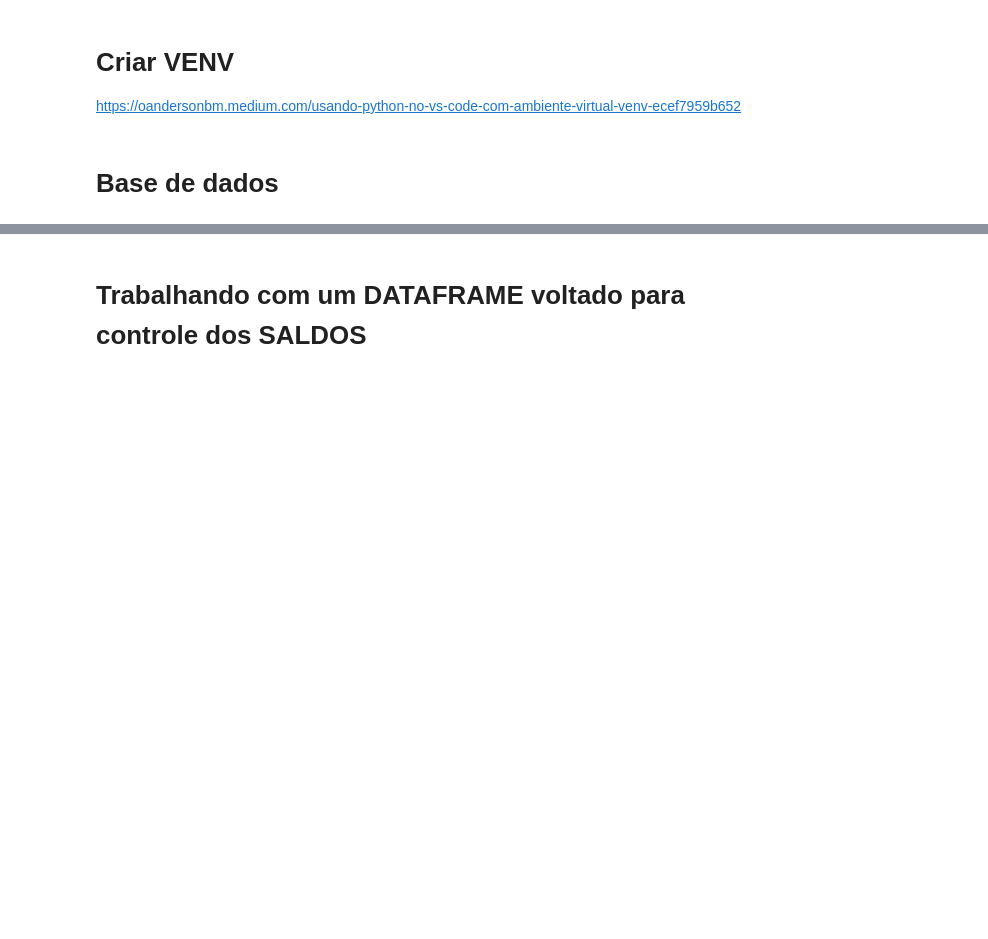
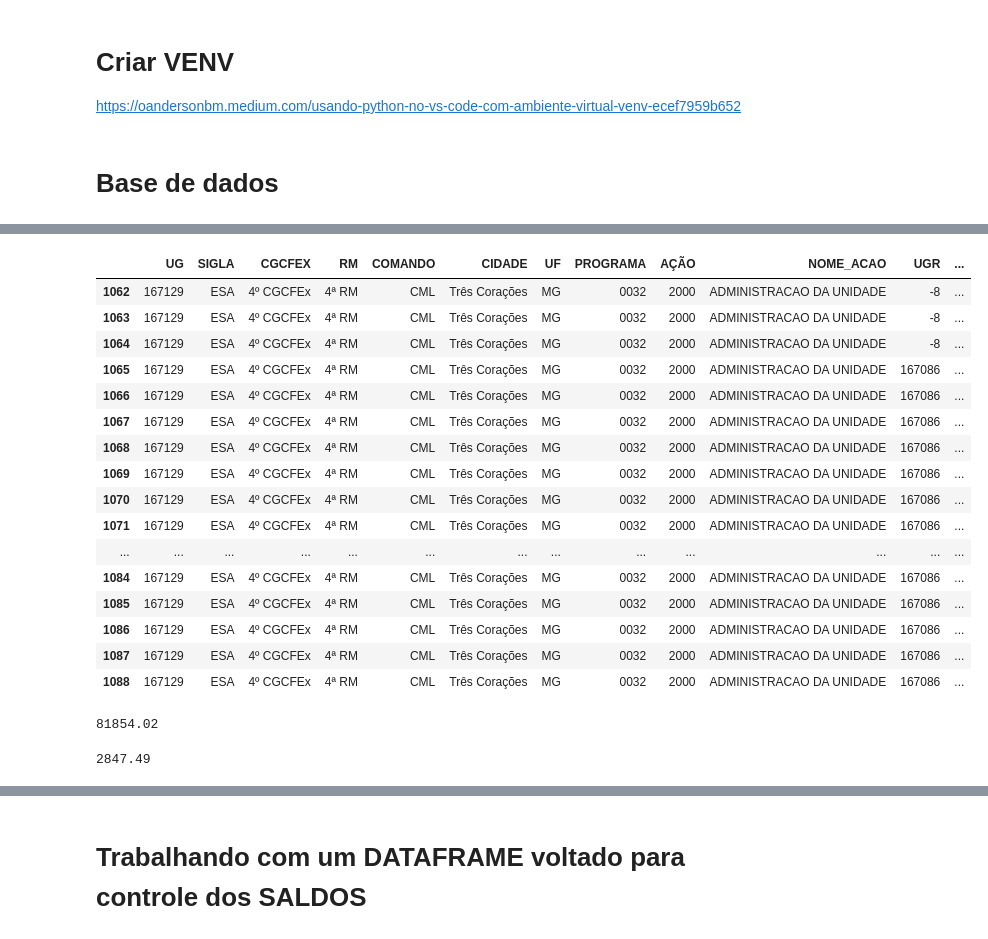
Before and after one commit to DiogoPqdt/Dashboard_ESA, a Jupyter notebook: notebook/sag.ipynb, the cells around one changed output, grey strips where cells are left out. Cells and saved outputs as stored; diff of their text form; code cells hidden in the pictures; blank space fills up the shorter version.

```diff
--- a/notebook/sag.ipynb
+++ b/notebook/sag.ipynb
@@ -63,0 +79,30 @@ df['DIAS'] = df['DIAS'].astype(int)
+# %%
+df_pnr = df[df['PI'] == 'IXOMOBMPNRE']
+# %%
+df_pnr
+# %% [output]
+|  | UG | SIGLA | CGCFEX | RM | COMANDO | CIDADE | UF | PROGRAMA | AÇÃO | NOME_ACAO | UGR | ... |
+| 1062 | 167129 | ESA | 4º CGCFEx | 4ª RM | CML | Três Corações | MG | 0032 | 2000 | ADMINISTRACAO DA UNIDADE | -8 | ... |
+| 1063 | 167129 | ESA | 4º CGCFEx | 4ª RM | CML | Três Corações | MG | 0032 | 2000 | ADMINISTRACAO DA UNIDADE | -8 | ... |
+| 1064 | 167129 | ESA | 4º CGCFEx | 4ª RM | CML | Três Corações | MG | 0032 | 2000 | ADMINISTRACAO DA UNIDADE | -8 | ... |
+| 1065 | 167129 | ESA | 4º CGCFEx | 4ª RM | CML | Três Corações | MG | 0032 | 2000 | ADMINISTRACAO DA UNIDADE | 167086 | ... |
+| 1066 | 167129 | ESA | 4º CGCFEx | 4ª RM | CML | Três Corações | MG | 0032 | 2000 | ADMINISTRACAO DA UNIDADE | 167086 | ... |
+| 1067 | 167129 | ESA | 4º CGCFEx | 4ª RM | CML | Três Corações | MG | 0032 | 2000 | ADMINISTRACAO DA UNIDADE | 167086 | ... |
+| 1068 | 167129 | ESA | 4º CGCFEx | 4ª RM | CML | Três Corações | MG | 0032 | 2000 | ADMINISTRACAO DA UNIDADE | 167086 | ... |
+| 1069 | 167129 | ESA | 4º CGCFEx | 4ª RM | CML | Três Corações | MG | 0032 | 2000 | ADMINISTRACAO DA UNIDADE | 167086 | ... |
+| 1070 | 167129 | ESA | 4º CGCFEx | 4ª RM | CML | Três Corações | MG | 0032 | 2000 | ADMINISTRACAO DA UNIDADE | 167086 | ... |
+| 1071 | 167129 | ESA | 4º CGCFEx | 4ª RM | CML | Três Corações | MG | 0032 | 2000 | ADMINISTRACAO DA UNIDADE | 167086 | ... |
+| ... | ... | ... | ... | ... | ... | ... | ... | ... | ... | ... | ... | ... |
+| 1084 | 167129 | ESA | 4º CGCFEx | 4ª RM | CML | Três Corações | MG | 0032 | 2000 | ADMINISTRACAO DA UNIDADE | 167086 | ... |
+| 1085 | 167129 | ESA | 4º CGCFEx | 4ª RM | CML | Três Corações | MG | 0032 | 2000 | ADMINISTRACAO DA UNIDADE | 167086 | ... |
+| 1086 | 167129 | ESA | 4º CGCFEx | 4ª RM | CML | Três Corações | MG | 0032 | 2000 | ADMINISTRACAO DA UNIDADE | 167086 | ... |
+| 1087 | 167129 | ESA | 4º CGCFEx | 4ª RM | CML | Três Corações | MG | 0032 | 2000 | ADMINISTRACAO DA UNIDADE | 167086 | ... |
+| 1088 | 167129 | ESA | 4º CGCFEx | 4ª RM | CML | Três Corações | MG | 0032 | 2000 | ADMINISTRACAO DA UNIDADE | 167086 | ... |
+# %%
+df_pnr['PAGO'].sum()
+# %% [output]
+81854.02
+# %%
+df_pnr['TOTAL_A_PAGAR'].sum()
+# %% [output]
+2847.49
```
Also changed, not shown: parts of 17 cells of this notebook, 5 other files.
